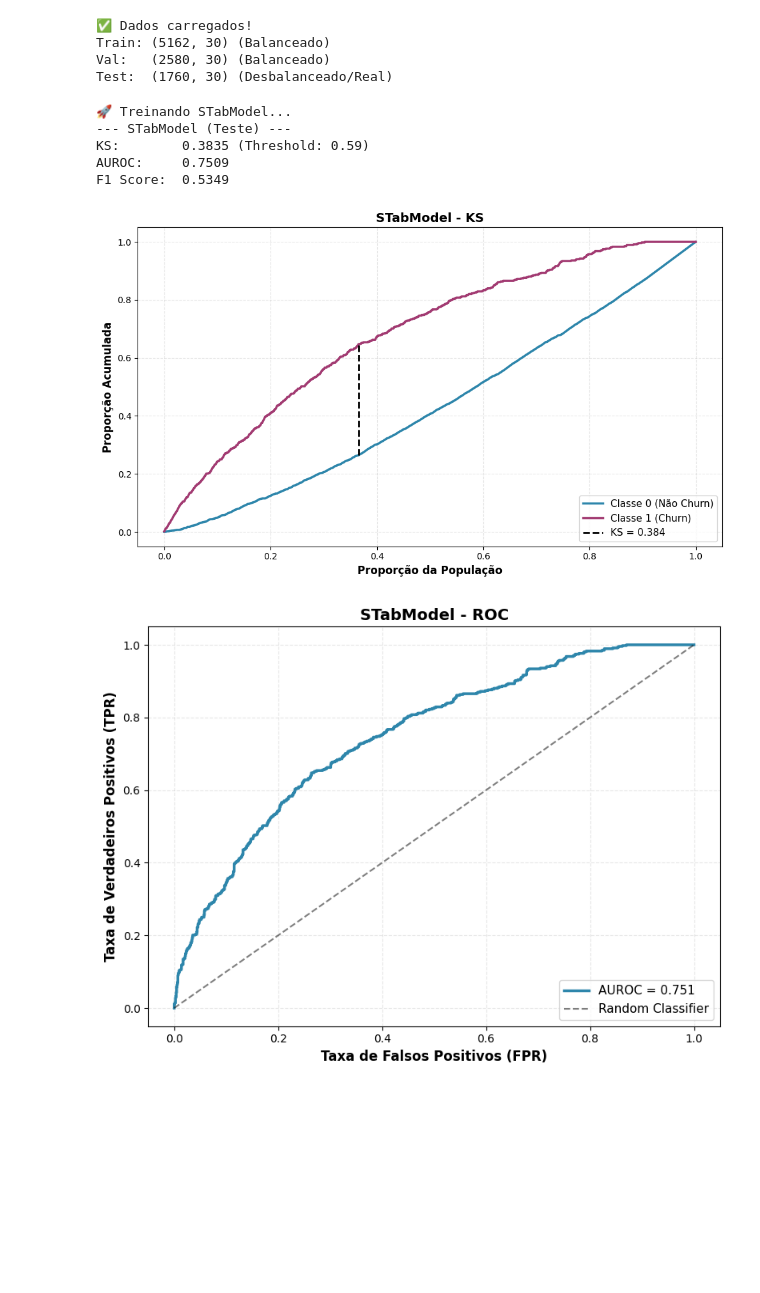
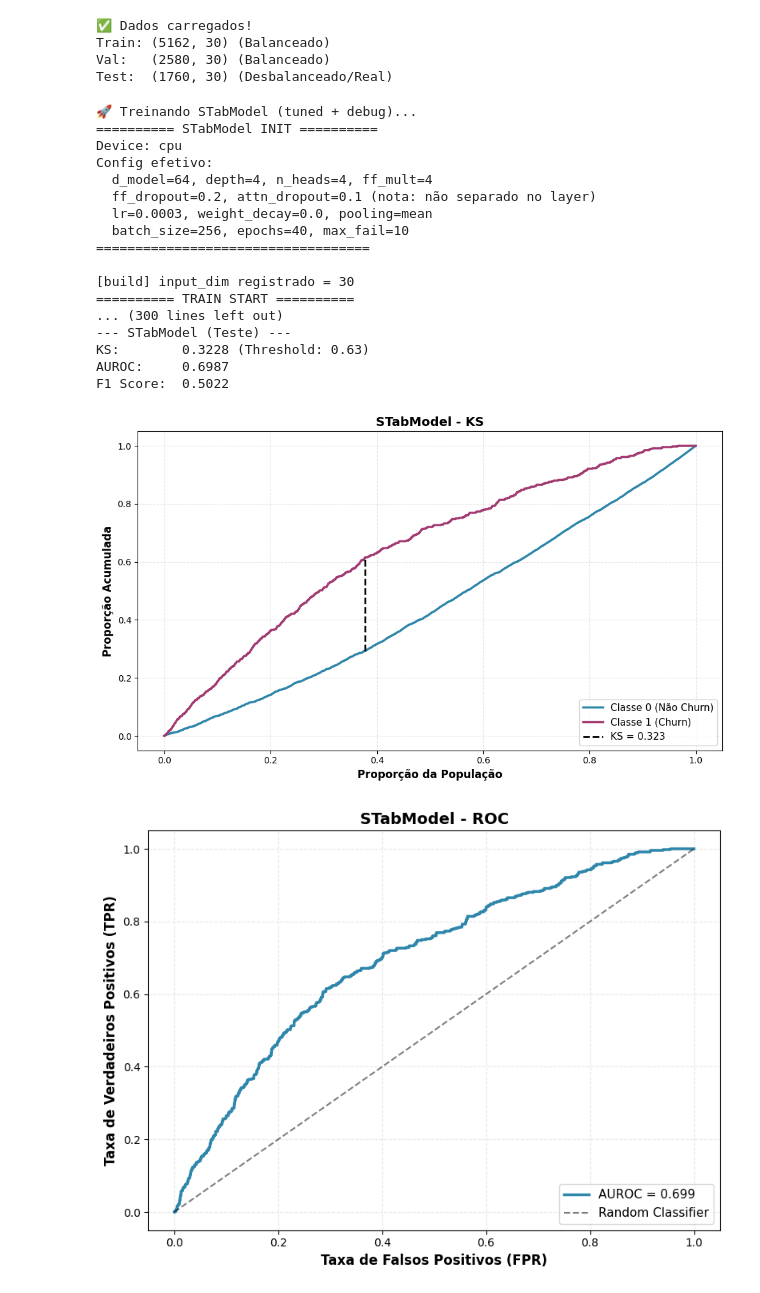
Before and after one commit to vggd18/telecom-churn-project, a Jupyter notebook: experiments/stab.ipynb, the cells around one changed output. Cells and saved outputs as stored; diff of their text form; code cells hidden in the pictures; blank space fills up the shorter version.

Commit message:
feat: experiment stab

```diff
--- a/experiments/stab.ipynb
+++ b/experiments/stab.ipynb
@@ -149,28 +157,57 @@ Train: (5162, 30) (Balanceado)
 Val:   (2580, 30) (Balanceado)
 Test:  (1760, 30) (Desbalanceado/Real)
 # %%
+# 4. Experimento: STabModel (PyTorch) com hiperparâmetros
 # ==========================================
-# 4. Experimento: STabModel (PyTorch)
-# ==========================================
-print("🚀 Treinando STabModel...")
+print("🚀 Treinando STabModel (tuned + debug)...")
 
+stab_config = {
+    "d_model": 64,
+    "depth": 4,
+    "n_heads": 4,
+    "ff_mult": 4,
+    "ff_dropout": 0.2,
+    "lr": 3e-4,
+    "batch_size": 256,
+    "epochs": 40,
+    "max_fail": 10,
+    "pooling": "mean",
 
-stab = STabModel(input_dim=X_train.shape[1], name="STab_Baseline")
+    # DEBUG
+    "verbose": True,
+    "log_every": 10,        # print a cada 10 batches
+    "debug_shapes": True,   # imprime shapes internos (1º batch por época)
+    "debug_grads": False    # ativa norma do gradiente (deixa False pra não poluir/atrasar)
+}
+
+stab = STabModel(config=stab_config)
+stab.build(input_dim=X_train.shape[1])
+
 stab.train(X_train, y_train, X_val, y_val)
 
-# Avaliação no Teste
 y_pred_stab = stab.predict_proba(X_test)
 metrics_stab = calculate_all_metrics(y_test, y_pred_stab)
 
 print_metrics("STabModel (Teste)", metrics_stab)
-
 plot_ks_statistic(y_test, y_pred_stab, title="STabModel - KS")
 plot_roc_curve(y_test, y_pred_stab, title="STabModel - ROC")
 # %% [output]
-🚀 Treinando STabModel...
+🚀 Treinando STabModel (tuned + debug)...
+========== STabModel INIT ==========
+Device: cpu
+Config efetivo:
+  d_model=64, depth=4, n_heads=4, ff_mult=4
+  ff_dropout=0.2, attn_dropout=0.1 (nota: não separado no layer)
+  lr=0.0003, weight_decay=0.0, pooling=mean
+  batch_size=256, epochs=40, max_fail=10
+===================================
+
+[build] input_dim registrado = 30
+========== TRAIN START ==========
+... (300 lines left out)
 --- STabModel (Teste) ---
-KS:        0.3835 (Threshold: 0.59)
-AUROC:     0.7509
-F1 Score:  0.5349
+KS:        0.3228 (Threshold: 0.63)
+AUROC:     0.6987
+F1 Score:  0.5022
-[figure, old version]
+[figure, new version]
-[figure, old version]
+[figure, new version]
```
Also changed, not shown: parts of 4 cells of this notebook.
